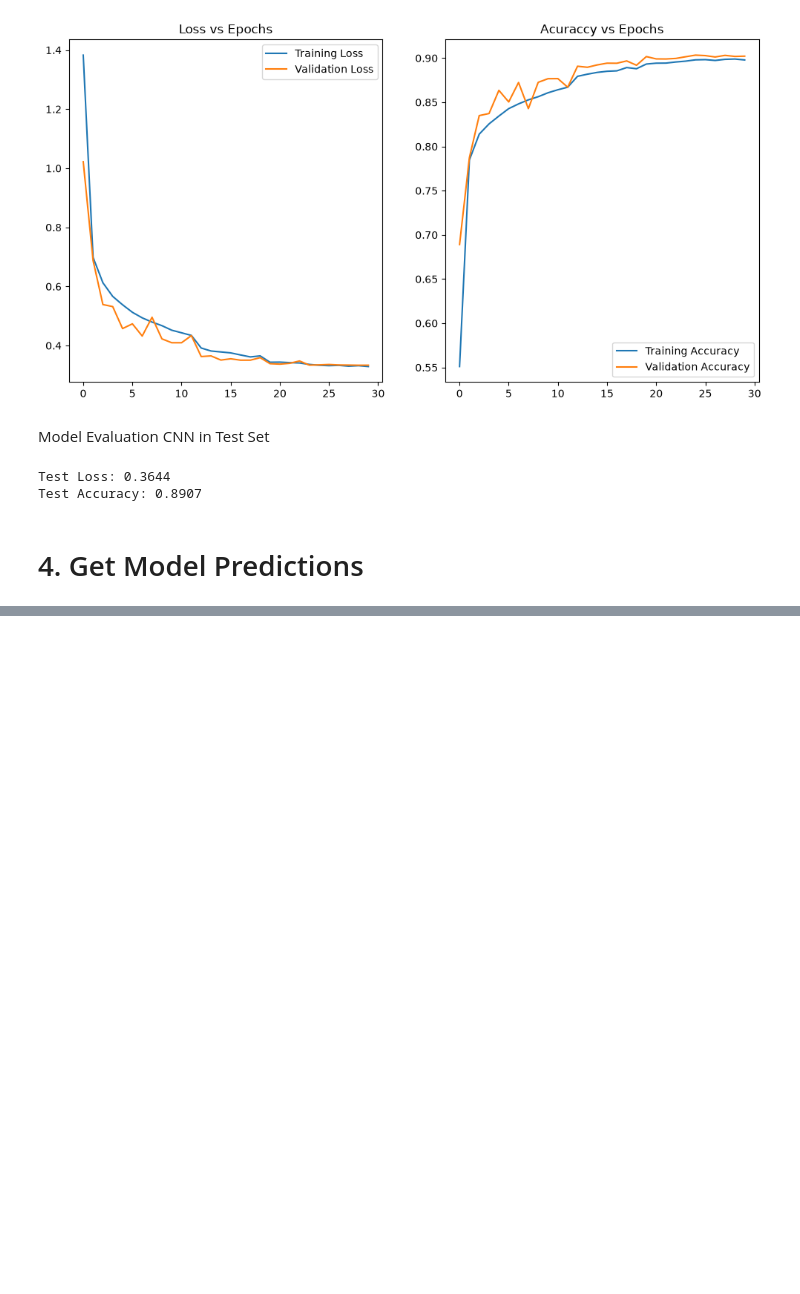
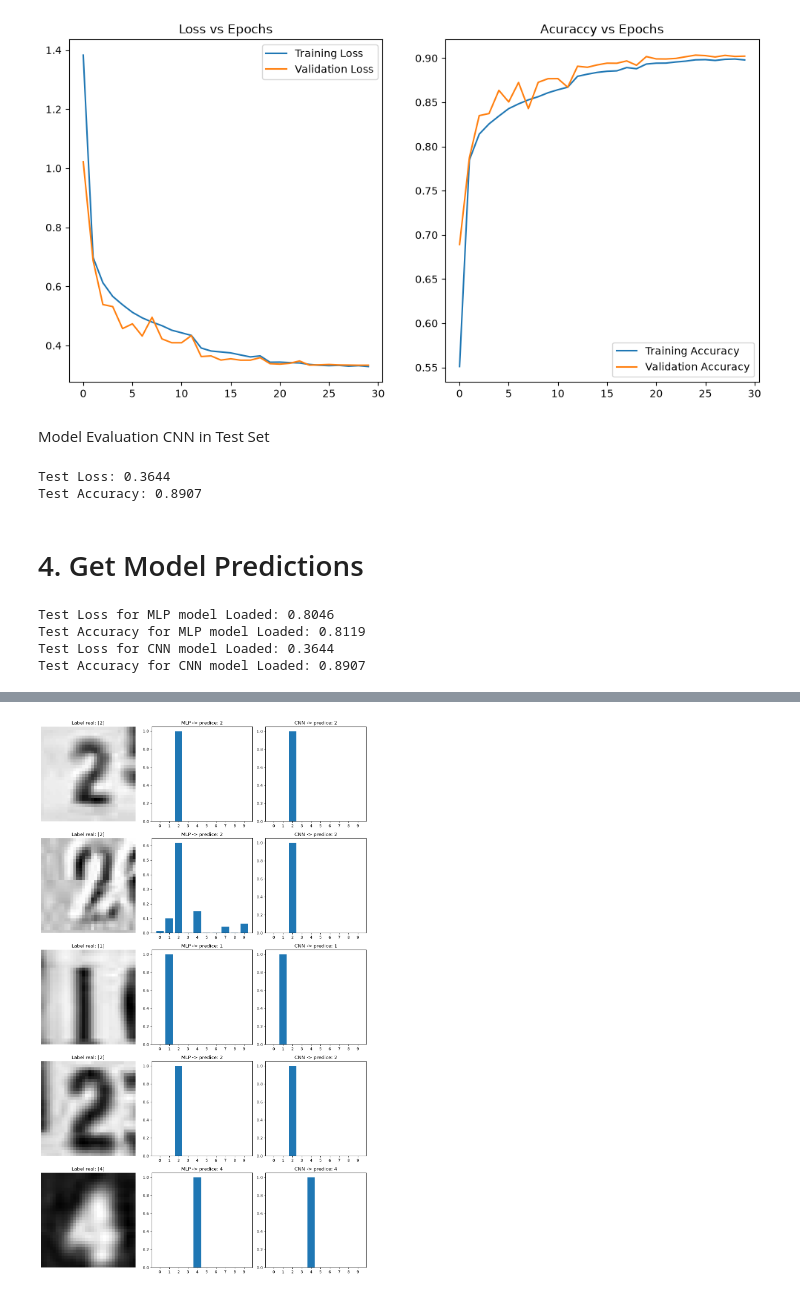
Before and after one commit to ramirezgrosas/tf2-svhn-digit-recognition, a Jupyter notebook: svhn-digit-recognition.ipynb, the cells around one changed output, grey strips where cells are left out. Cells and saved outputs as stored; diff of their text form; code cells hidden in the pictures; blank space fills up the shorter version.

Commit message:
Loading the models saved and plotting the predictions

```diff
--- a/svhn-digit-recognition.ipynb
+++ b/svhn-digit-recognition.ipynb
@@ -447,0 +485,57 @@ from tensorflow.
+# %%
+
+optimizer= Adam(learning_rate=0.001)
+
+new_model_MLP.load_weights('checkpoint_MLP/MLP_checkpoint.weights.h5')
+new_model_MLP.compile(optimizer=optimizer, loss='sparse_categorical_crossentropy',
+                  metrics=['accuracy'])
+
+new_model_CNN.load_weights('checkpoint_CNN/CNN_checkpoint.weights.h5')
+new_model_CNN.compile(optimizer=optimizer, loss='sparse_categorical_crossentropy',
+                  metrics=['accuracy'])
+# %%
+test_loss, test_acc = new_model_MLP.evaluate(X_test_gray, y_test, verbose=0)
+print(f"Test Loss for MLP model Loaded: {test_loss:.4f}")
+print(f"Test Accuracy for MLP model Loaded: {test_acc:.4f}")
+
+
+test_loss, test_acc = new_model_CNN.evaluate(X_test_gray, y_test, verbose=0)
+print(f"Test Loss for CNN model Loaded: {test_loss:.4f}")
+print(f"Test Accuracy for CNN model Loaded: {test_acc:.4f}")
+# %% [output]
+Test Loss for MLP model Loaded: 0.8046
+Test Accuracy for MLP model Loaded: 0.8119
+Test Loss for CNN model Loaded: 0.3644
+Test Accuracy for CNN model Loaded: 0.8907
+# %%
+
+num_samples = X_test_gray.shape[0]
+idx = np.random.choice(num_samples, size=5, replace=False)
+
+# Obtener las predicciones (distribución de probabilidad) de cada modelo
+pred_mlp = new_model_MLP.predict(X_test_gray[idx])
+pred_cnn = new_model_CNN.predict(X_test_gray[idx])
+
+fig, axes = plt.subplots(5, 3, figsize=(12, 20))
+
+for i, sample_idx in enumerate(idx):
+    # Columna 1: la imagen
+    axes[i, 0].imshow(X_test_gray[sample_idx].squeeze(), cmap='gray')
+    axes[i, 0].set_title(f"Real Label: {y_test[sample_idx]}")
+    axes[i, 0].axis("off")
+
+    # Columna 2: distribución de probabilidad del MLP
+    pred_label_mlp = np.argmax(pred_mlp[i])
+    axes[i, 1].bar(range(10), pred_mlp[i])
+    axes[i, 1].set_title(f"MLP -> Predict: {pred_label_mlp}")
+    axes[i, 1].set_xticks(range(10))
+
+    # Columna 3: distribución de probabilidad del CNN
+    pred_label_cnn = np.argmax(pred_cnn[i])
+    axes[i, 2].bar(range(10), pred_cnn[i])
+    axes[i, 2].set_title(f"CNN -> Predict: {pred_label_cnn}")
+    axes[i, 2].set_xticks(range(10))
+
+plt.tight_layout()
+plt.show()
+# %% [output]
@@ -447,0 +544 @@ from tensorflow.
+[figure, added]
```
Also changed, not shown: parts of 2 cells of this notebook.
